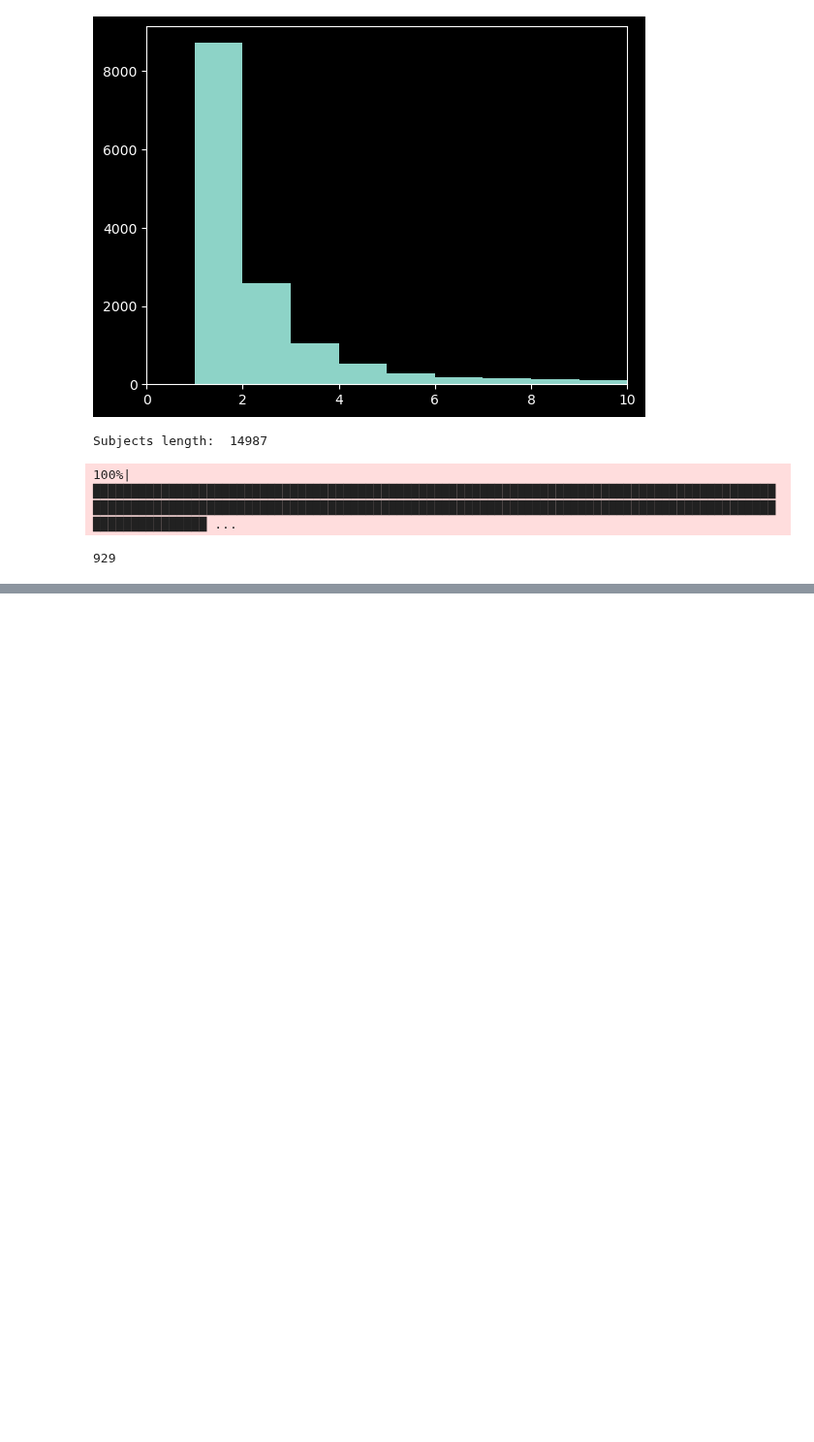
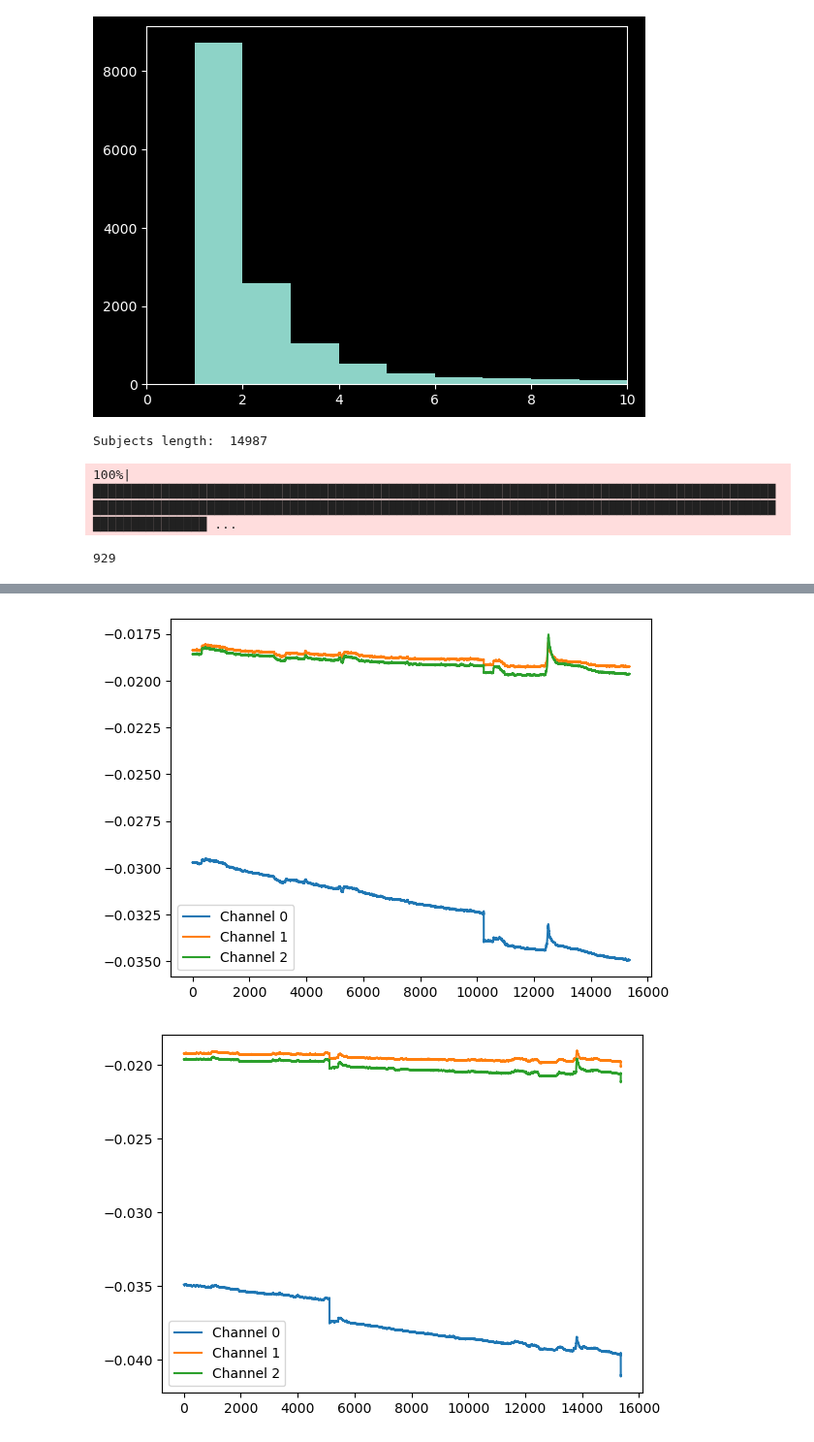
Before and after one commit to MatthewChen37/EEG-Foundation-Model, a Jupyter notebook: playground.ipynb, the cells around one changed output, grey strips where cells are left out. Shown at 97% size. Saved outputs shown, nothing was run; the diff lists cells and outputs as text; code cells hidden in the pictures; blank space fills up the shorter version.

```diff
--- a/playground.ipynb
+++ b/playground.ipynb
@@ -1497,0 +1500,4 @@ Subjects length:  14987
+# %%
+ec = mne.read_epochs("/home/hice1/mchen439/data/HBN-Processed/NDARAA075AMK/epochs/EC.fif")
+data = ec.get_data()
+print(data.shape)
@@ -1497,0 +1517,9 @@ Subjects length:  14987
+# %%
+for j in range(data.shape[0]):
+	for i in range(3):
+		plt.plot(data[j, i, :], label=f"Channel {i}")
+	plt.legend()
+	plt.show()
+# %% [output]
+[figure, added]
+[figure, added]
```
Also changed, not shown: parts of 14 cells of this notebook.
